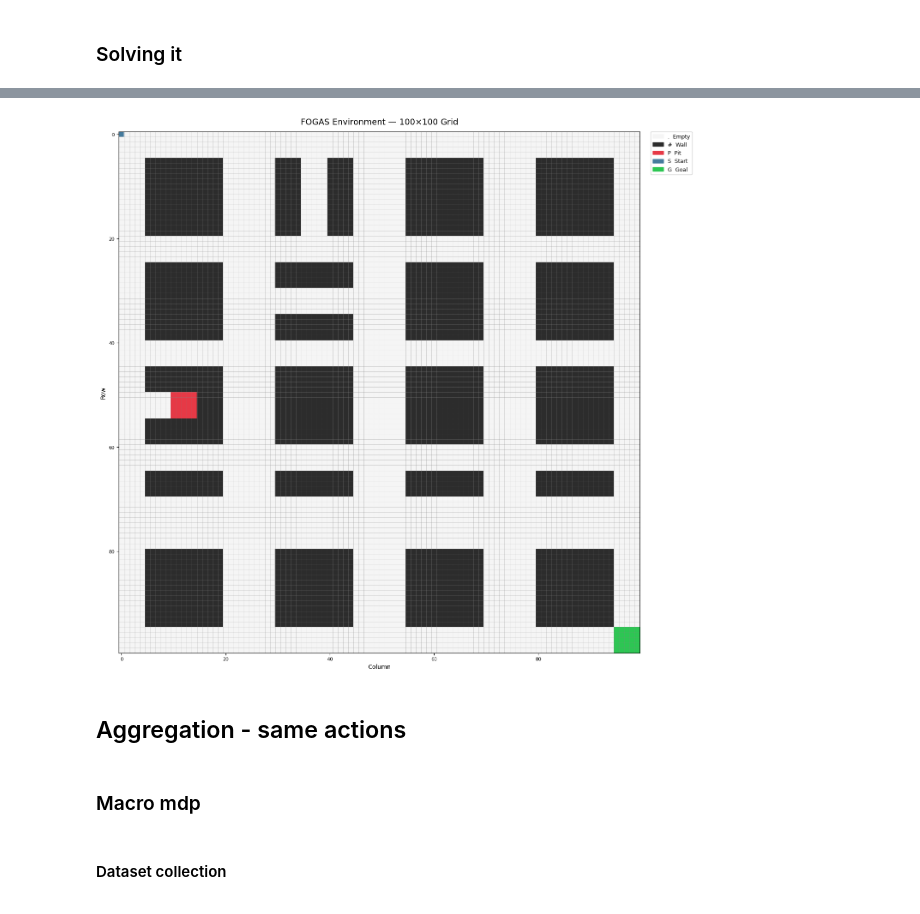
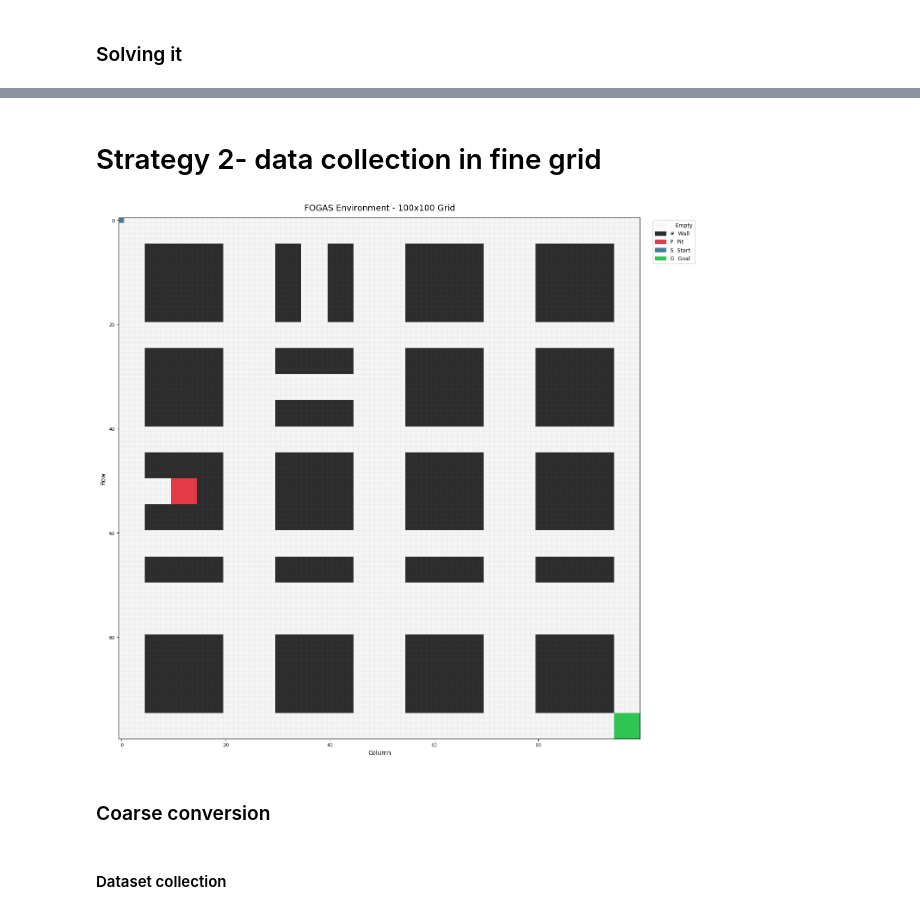
Before and after one commit to maaurod/Generalized-FOGAS, a Jupyter notebook: experiments/fogas_clean/notebooks/large_100.ipynb, the cells around one changed output, grey strips where cells are left out. Saved outputs shown, nothing was run; the diff lists cells and outputs as text; code cells hidden in the pictures.

```diff
--- a/experiments/fogas_clean/notebooks/large_100.ipynb
+++ b/experiments/fogas_clean/notebooks/large_100.ipynb
@@ -1013,57 +1013,57 @@ plot_agent_paths_with_labels(
-# %%
-grid_100 = scale_grid_goal_block(grid_20, factor=5)
-plot_fogas_grid(grid_100)
-# %% [output]
-[figure, removed]
+# %% [markdown]
+# Strategy 2- data collection in fine grid
 # %%
+grid_100 = scale_grid_goal_block(grid_20, factor=5)
+plot_fogas_grid(grid_100)
+
+
 # 1. Define base grid and scale it
 grid_20  = np.array([list(row) for row in grid_layout])
 grid_100 = scale_grid(grid_20, factor=5)
 size_20, size_100 = grid_20.shape[0], grid_100.shape[0]
 
 # 2. Generate MDP components
 mdp_data_20  = generate_mdp_regular_grid(grid_20)
 mdp_data_100 = generate_mdp_regular_grid(grid_100, gamma=(mdp_data_20["gamma"] ** 5))
 
 # 3. Extract the ground-truth feature space
 fixed_centers = mdp_data_20["centers"]
 fixed_sigma   = calculate_local_sigma(fixed_centers, k=2)
 
 # 4. Explicitly redefine the 20x20 feature map to avoid stale closures
-phi_s_20 = get_phi_state_func(fixed_centers, fixed_sigma, size_20, mdp_data_20["pits"], mdp_data_20["goal"])
-
-def phi_20_fixed(x, a):
-    s_feat = phi_s_20(x)
-    e_a = torch.zeros(4, dtype=torch.float64)
-    e_a[int(a)] = 1.0
-    return torch.kron(e_a, s_feat)
+phi_20_fixed = get_phi_func(
+    fixed_centers,
+    fixed_sigma,
+    size_20,
+    mdp_data_20["pits"],
+    mdp_data_20["goal"],
+    mdp_data_20["A"],
+)
 
 # 5. Define the 100x100 feature map using the exact same centers
-phi_s_100 = get_phi_state_func(fixed_centers, fixed_sigma, size_100, mdp_data_100["pits"], mdp_data_100["goal"])
-
-def phi_100_fixed(x, a):
-    s_feat = phi_s_100(x)
-    e_a = torch.zeros(4, dtype=torch.float64)
-    e_a[int(a)] = 1.0
-    return torch.kron(e_a, s_feat)
+phi_100_fixed = get_phi_func(
+    fixed_centers,
+    fixed_sigma,
+    size_100,
+    mdp_data_100["pits"],
+    mdp_data_100["goal"],
+    mdp_data_100["A"],
+)
 
 # --- STEP 7: Create the FOGAS Solver Object for 100x100 ---
-states_100  = torch.arange(size_100 * size_100, dtype=torch.int64)
-actions_100 = torch.arange(4, dtype=torch.int64)
-
-mdp_100 = LinearMDP(
-    states=states_100,
-    actions=actions_100,
-    phi=phi_100_fixed,
-    reward_fn=mdp_data_100["reward_fn"],
+mdp_100 = DiscreteMDP(
+    states=torch.arange(mdp_data_100["N"]),
+    actions=torch.arange(mdp_data_100["A"]),
     gamma=mdp_data_100["gamma"],
     x0=mdp_data_100["start"],
-    P=mdp_data_100["P"]
+    reward_fn=mdp_data_100["reward_fn"],
+    P=mdp_data_100["P"],
+    terminal_states=list(mdp_data_100["pits"]) + [mdp_data_100["goal"]],
 )
+# %% [output]
+[figure, added]
-# %% [markdown]
-## Aggregation - same actions
-# %% [markdown]
-### Macro mdp
+# %% [markdown]
+### Coarse conversion
 # %%
 # ─────────────────────────────────────────────────────────────────────────────
 # 1. Build the 20×20 macro MDP
```
Also changed, not shown: parts of 20 cells of this notebook, 2 other files.
